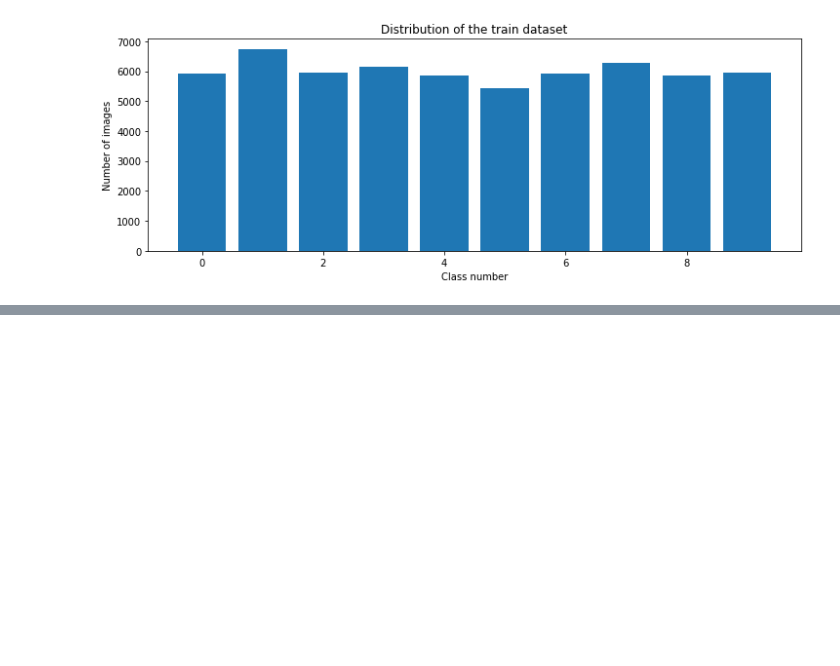
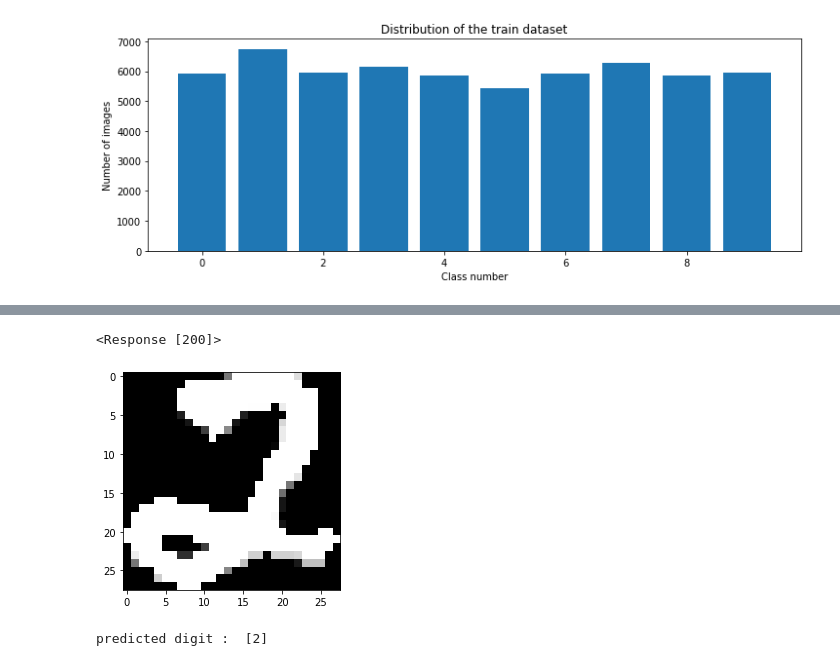
Before and after one commit to sgagankumar/ML-Hand-Written-Numbers-Recognition-Using-Neural-Networks, a Jupyter notebook: MNIST_Convolutional_Neural_Networks.ipynb, the cells around one changed output, grey strips where cells are left out. Cells and saved outputs as stored; diff of their text form; code cells hidden in the pictures; blank space fills up the shorter version.

```diff
--- a/MNIST_Convolutional_Neural_Networks.ipynb
+++ b/MNIST_Convolutional_Neural_Networks.ipynb
@@ -76,0 +145,22 @@ def leNet_model():
+# %%
+#NUMBER 2
+url = 'https://www.researchgate.net/profile/Jose_Sempere/publication/221258631/figure/fig1/AS:305526891139075@1449854695342/Handwritten-digit-2.png'
+response = requests.get(url, stream=True)
+print(response)
+img = Image.open(response.raw)
+
+img_array = np.asarray(img)
+resized = cv2.resize(img_array, (28,28))
+gray_scale = cv2.cvtColor(resized, cv2.COLOR_BGR2GRAY)
+image = cv2.bitwise_not(gray_scale)
+plt.imshow(image, cmap=plt.get_cmap("gray"))
+image = image/255
+image = image.reshape(1, 28, 28, 1)
+# %% [output]
+<Response [200]>
+[figure, added]
+# %%
+prediction = model.predict_classes(image)
+print("predicted digit : ", str(prediction))
+# %% [output]
+predicted digit :  [2]
```
Also changed, not shown: parts of 9 cells of this notebook.
